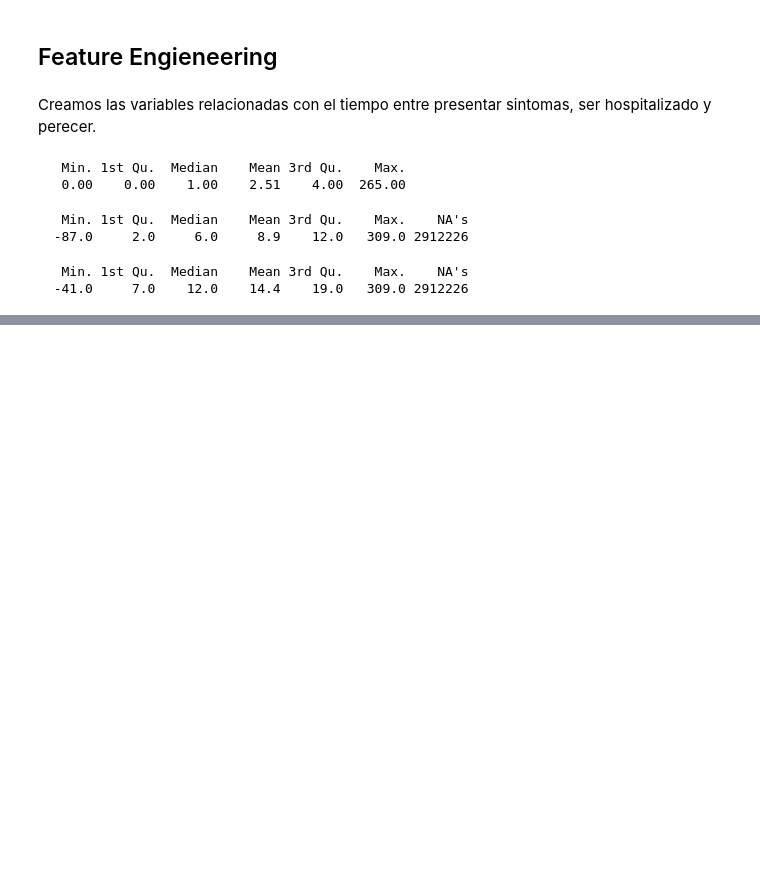
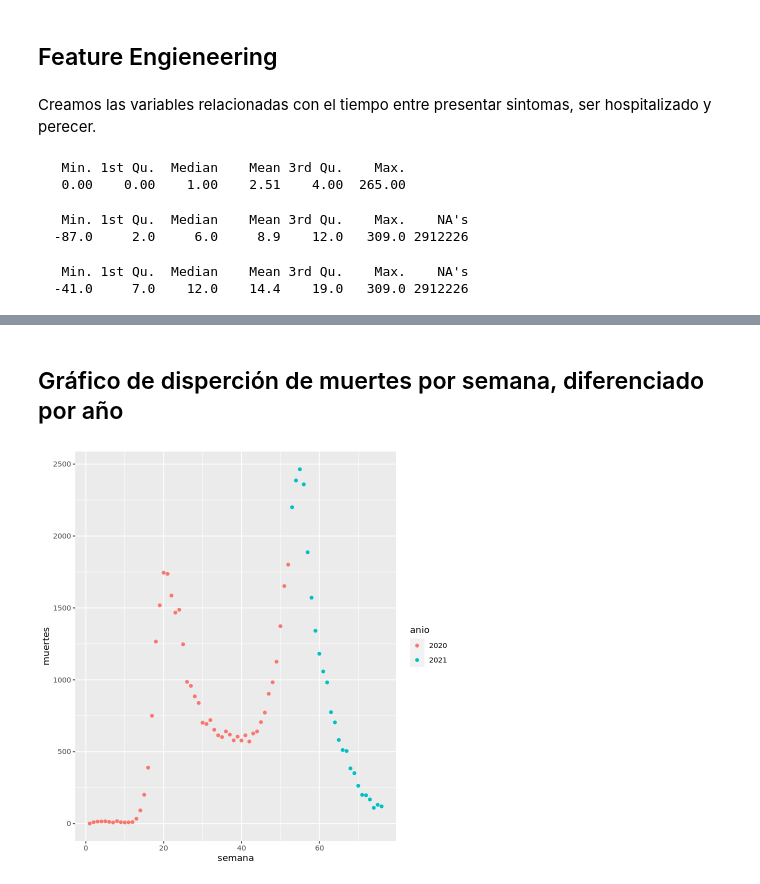
Before and after one commit to prope-2021-gh-classroom/practica-final-verano-2021-marcoyel21, a Jupyter notebook: extraccion_limpieza.ipynb, the cells around one changed output, grey strips where cells are left out. Saved outputs shown, nothing was run; the diff lists cells and outputs as text; code cells hidden in the pictures; blank space fills up the shorter version.

Commit message:
Análisis de muertes por semana

```diff
--- a/extraccion_limpieza.ipynb
+++ b/extraccion_limpieza.ipynb
@@ -174,0 +249,6 @@ summary(data$tiempo_inf_death)
+# %%
+df3<-df2 %>%
+  group_by(year_def, week_def) %>%
+  summarize(sum_def = sum(def, na.rm = TRUE))
+
+df3 #df3 contiene la suma de defunciones por semana
@@ -174,0 +276,2 @@ summary(data$tiempo_inf_death)
+# %%
+df4<-subset(df3,  week_def!="53") #eliminamos datos que no son lógicos, como semana 53 del año 2021
@@ -174,0 +303,3 @@ summary(data$tiempo_inf_death)
+# %%
+df5<-df4[1:(76),] #eliminamos última semana para después hacer una estimación de la misma, el df5 será el que utilizaremos
+head(df5)
@@ -174,0 +316,11 @@ summary(data$tiempo_inf_death)
+# %%
+sem<-df5$week_def
+muertes<-df5$sum_def
+semana<-as.double(sem)
+anio<-df5$year_def
+
+df6<-data.frame(anio,semana,muertes)
+a <- 1:24
+for (i in seq_along(a)) {
+  df6[52+i,2] <- df6[i,2]+52
+}
@@ -174,0 +339,6 @@ summary(data$tiempo_inf_death)
+# %% [markdown]
+<h2>Gráfico de disperción de muertes por semana, diferenciado por año</h2>
+# %%
+ggplot(df6) + geom_point(aes(x=semana,y=muertes, color=anio))
+# %% [output]
+[figure, added]
```
Also changed, not shown: parts of 48 cells of this notebook.
